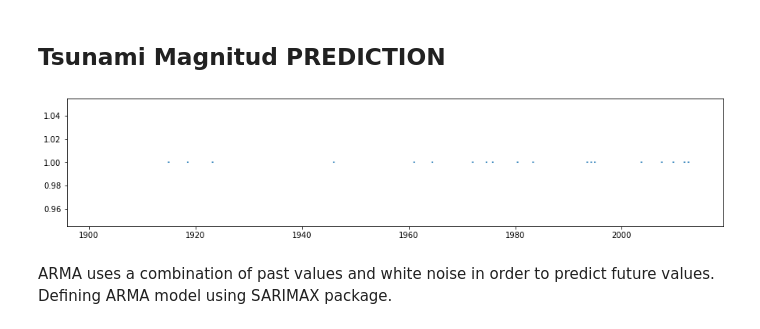
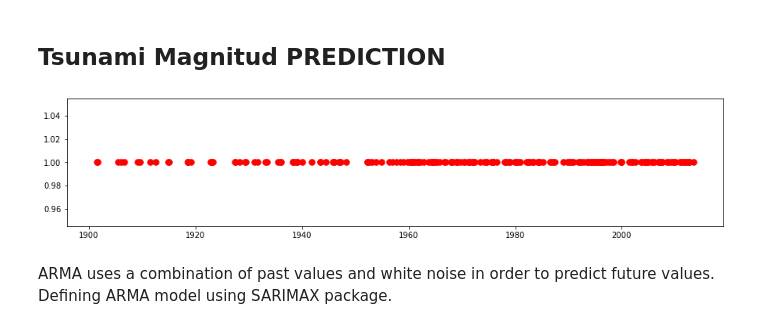
Before and after one commit to ImyPG/Natural-Disaster-Prediction, a Jupyter notebook: ARIMA Model - Tsunami Event - Japan.ipynb, the cells around one changed output. Drawn from its saved outputs; the diff is of its cells as text; code cells hidden in the pictures.

```diff
--- a/ARIMA Model - Tsunami Event - Japan.ipynb
+++ b/ARIMA Model - Tsunami Event - Japan.ipynb
@@ -64,9 +64,9 @@ mdata
 # %%
 
 plt.figure(figsize= (15,3))
-plt.plot(mdata.index, mdata['Event_Tsunami'], );
+plt.plot(mdata.index, mdata['Event_Tsunami'], marker=".", markersize=15, color='red');
 # %% [output]
-[figure, old version]
+[figure, new version]
 # %% [markdown]
 ARMA uses a combination of past values and white noise in order to predict future values. Defining ARMA model using SARIMAX package.
 # %%
```
Also changed, not shown: 1 other file.
